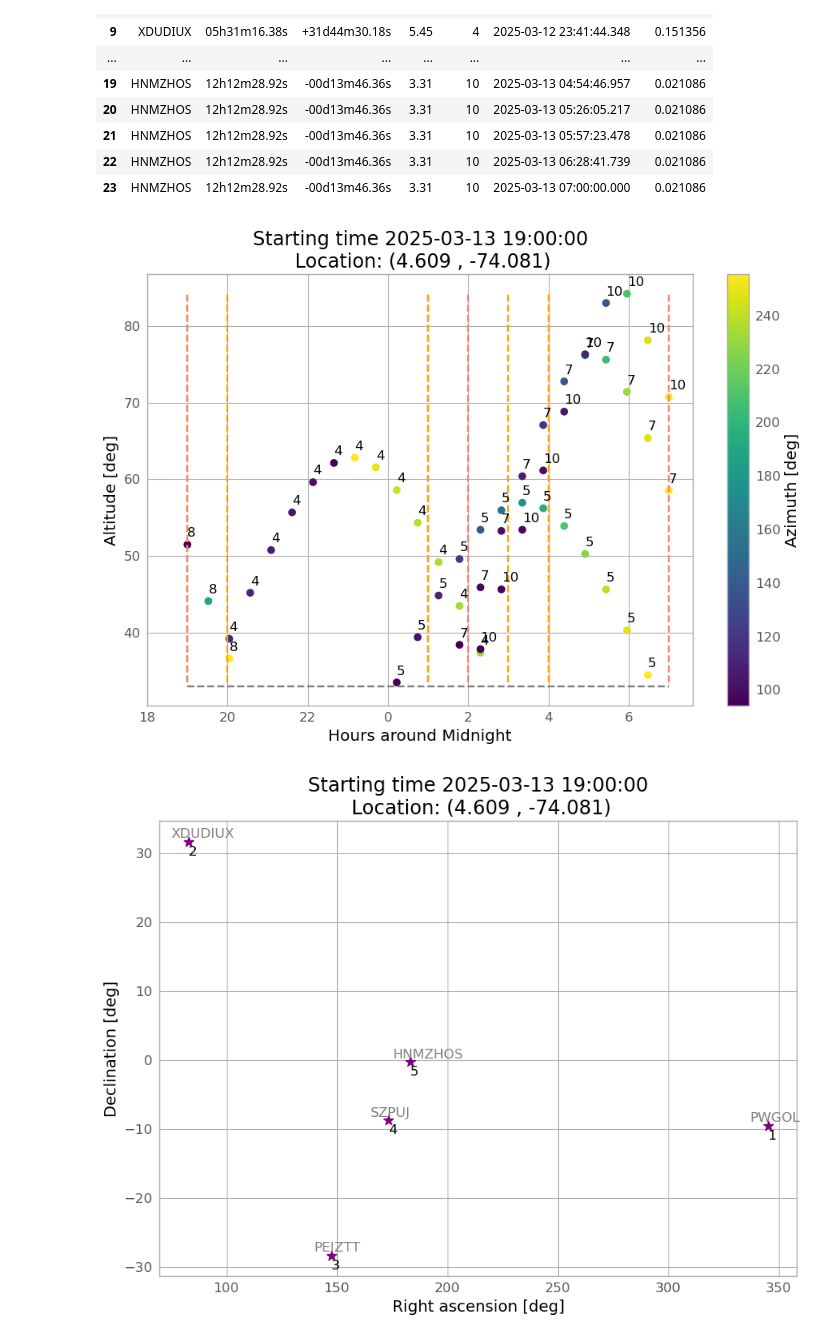
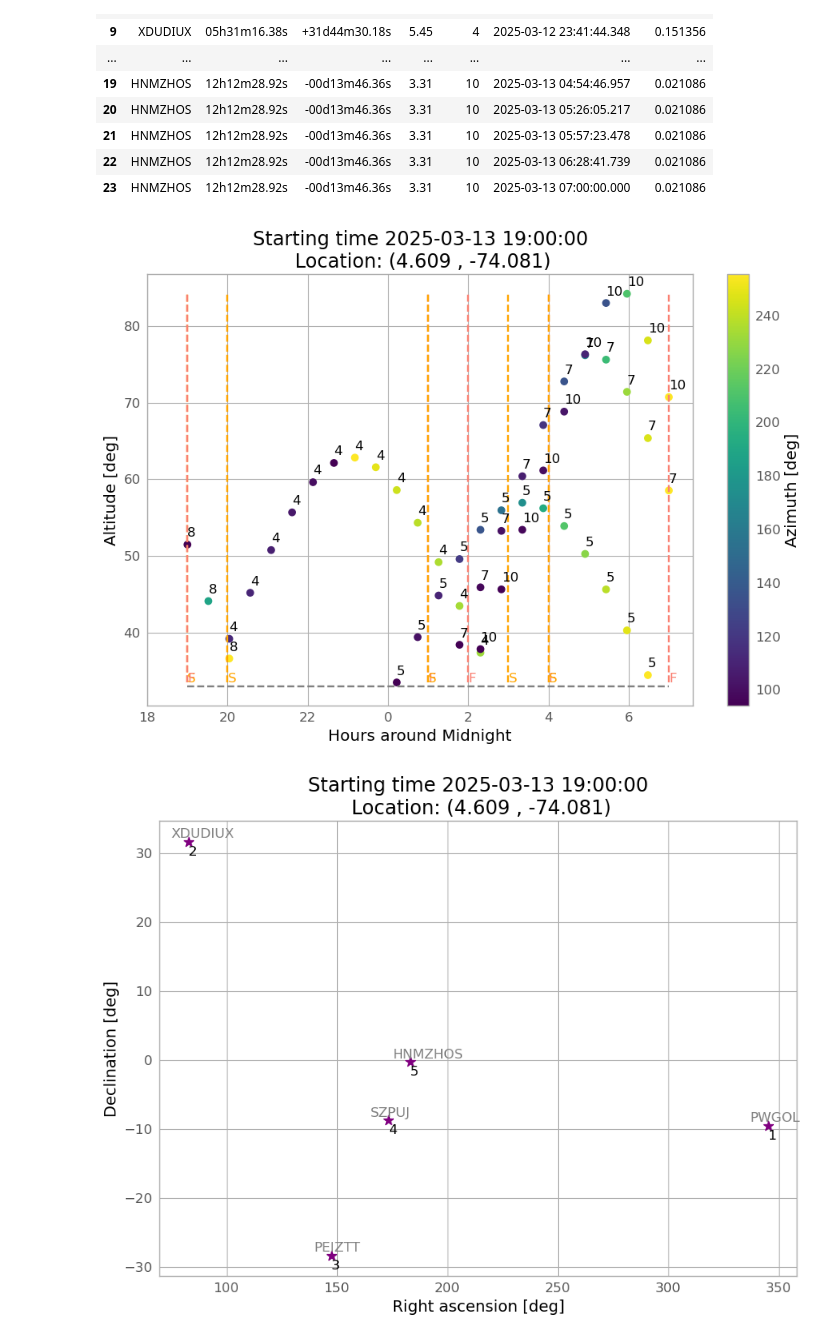
Before and after one commit to ccuellarn/Transient-Operation, a Jupyter notebook: Sketch.ipynb, the cells around one changed output. Cells and saved outputs as stored; diff of their text form; code cells hidden in the pictures.

```diff
--- a/Sketch.ipynb
+++ b/Sketch.ipynb
@@ -385,34 +385,37 @@ for each in graphic:
         T = each['Time'].tolist()
 
         plt.scatter(T, ALT,c=AZ,cmap="viridis",lw=1)
 
         for j, alt in enumerate(ALT):
             plt.annotate(str(each['Label'].iloc[0]), (T[j], alt + 1), color='k')
 
         min_alt.append(min(ALT))
         max_alt.append(max(ALT))
 
 # Limits of good observations
 plt.plot(time, [limit] * len(time), '--', color='grey')
 #Details
 plt.colorbar().set_label("Azimuth [deg]")
 plt.xlabel("Hours around Midnight")
 plt.ylabel("Altitude [deg]")
 
 # Limits of good observations
 for each in ordertime:
     plt.plot([each[0]] * len(np.linspace(min(min_alt),max(max_alt), len(time))), np.linspace(min(min_alt),max(max_alt), len(time)), '--', color='orange')
     plt.plot([each[1]] * len(np.linspace(min(min_alt),max(max_alt),len(time))), np.linspace(min(min_alt),max(max_alt), len(time)), '--', color='salmon')
 
+    plt.text( each[0],min(min_alt), 'S', color='orange')
+    plt.text( each[1],min(min_alt), 'F',color='salmon')
+
 #Exes
 hours = [str(round(num + 24,1)) if num < 0 else str(round(num,1)) for num in np.array([-6,-4,-2,0,2,4,6])]
 plt.xticks(np.array([-6,-4,-2,0,2,4,6]), hours)
 plt.title('Starting time {}\n Location: ({} , {})'.format(date_i,observer[0],observer[1]))
 
 
 plt.show()
 # %% [output]
-[figure, old version]
+[figure, new version]
 # %%
 plt.style.use(astropy_mpl_style)
 quantity_support()
```
